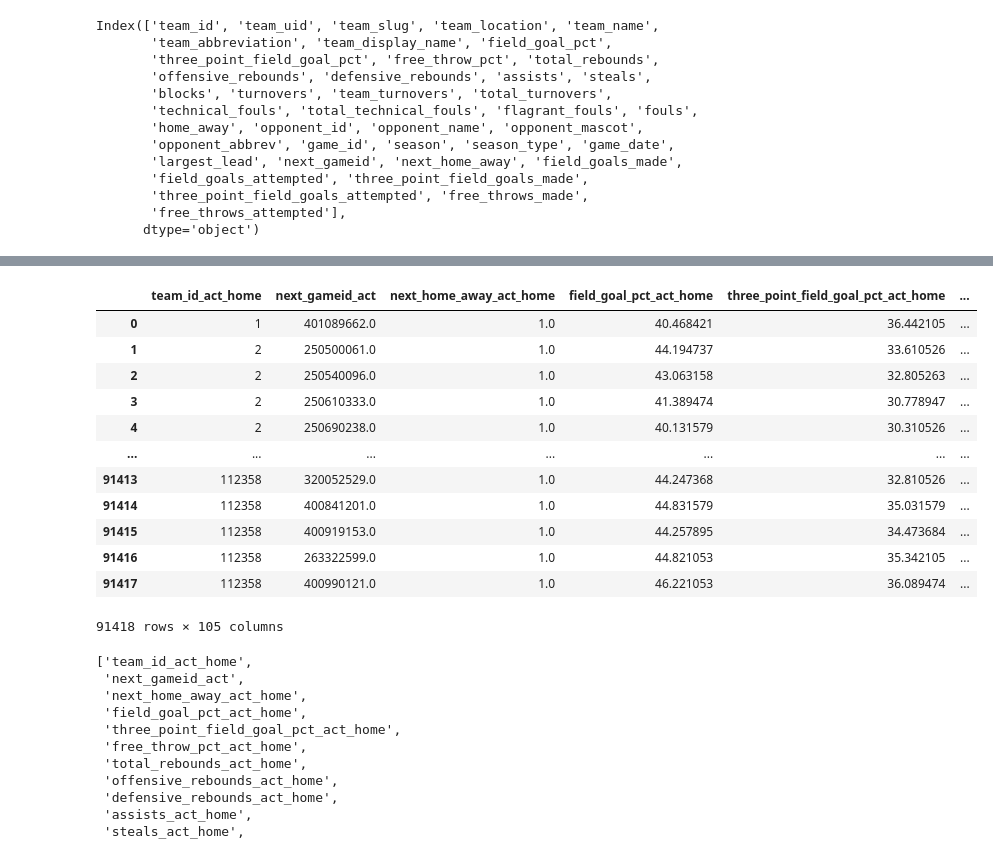
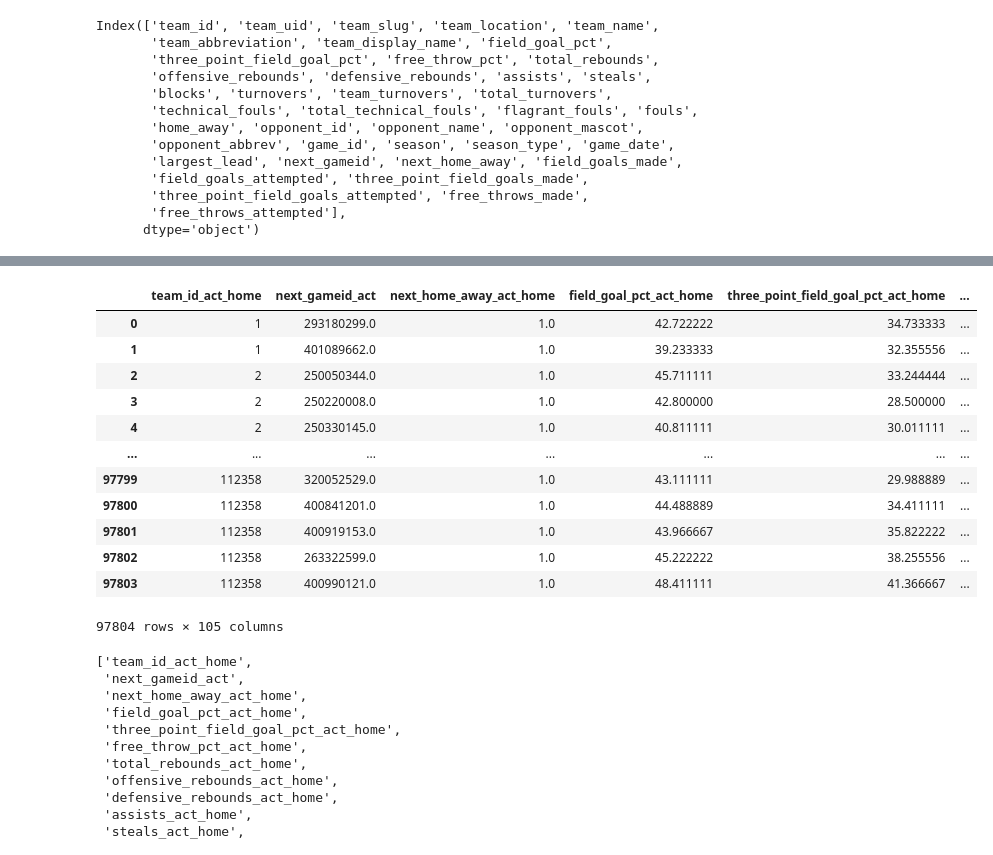
Before and after one commit to MirandaRosalise/CBB-data, a Jupyter notebook: sdv-build.ipynb, the cells around one changed output, grey strips where cells are left out. Saved outputs shown, nothing was run; the diff lists cells and outputs as text; code cells hidden in the pictures.

```diff
--- a/sdv-build.ipynb
+++ b/sdv-build.ipynb
@@ -162,46 +162,46 @@ ind_list = [
     'team_name_act',
     'team_abbreviation_act',
     'team_display_name_act',
     'opponent_name_act',
     'opponent_mascot_act',
     'opponent_abbrev_act',
     'season_act',
     'season_type_act',
     'team_uid_opp',
     'team_slug_opp',
     'team_location_opp',
     'team_name_opp',
     'team_abbreviation_opp',
     'team_display_name_opp',
     'opponent_id_opp',
     'opponent_name_opp',
     'opponent_mascot_opp',
     'opponent_abbrev_opp',
     'season_opp',
     'season_type_opp',
     'game_date_opp',
     'next_gameid_opp',
     'next_home_away_opp',
 ]
 
-upcoming = matchups.set_index(ind_list[0:2]).drop(ind_list[2:], axis=1).groupby('team_id_act').rolling(19, min_periods=19, closed='left').mean().dropna().reset_index(drop=False)
+upcoming = matchups.set_index(ind_list[0:2]).drop(ind_list[2:], axis=1).groupby('team_id_act').rolling(9, min_periods=9, closed='left').mean().dropna().reset_index(drop=False)
 upcoming = pd.merge(upcoming[upcoming.next_home_away_act==1], upcoming[upcoming.next_home_away_act==0], how='inner', on='next_gameid_act', suffixes=['_home', '_away'])
 
 upcoming
 # %% [output]
 |  | team_id_act_home | next_gameid_act | next_home_away_act_home | field_goal_pct_act_home | three_point_field_goal_pct_act_home | ... |
-| 0 | 1 | 401089662.0 | 1.0 | 40.468421 | 36.442105 | ... |
-| 1 | 2 | 250500061.0 | 1.0 | 44.194737 | 33.610526 | ... |
-| 2 | 2 | 250540096.0 | 1.0 | 43.063158 | 32.805263 | ... |
-| 3 | 2 | 250610333.0 | 1.0 | 41.389474 | 30.778947 | ... |
-| 4 | 2 | 250690238.0 | 1.0 | 40.131579 | 30.310526 | ... |
+| 0 | 1 | 293180299.0 | 1.0 | 42.722222 | 34.733333 | ... |
+| 1 | 1 | 401089662.0 | 1.0 | 39.233333 | 32.355556 | ... |
+| 2 | 2 | 250050344.0 | 1.0 | 45.711111 | 33.244444 | ... |
+| 3 | 2 | 250220008.0 | 1.0 | 42.800000 | 28.500000 | ... |
+| 4 | 2 | 250330145.0 | 1.0 | 40.811111 | 30.011111 | ... |
 | ... | ... | ... | ... | ... | ... | ... |
-| 91413 | 112358 | 320052529.0 | 1.0 | 44.247368 | 32.810526 | ... |
-| 91414 | 112358 | 400841201.0 | 1.0 | 44.831579 | 35.031579 | ... |
-| 91415 | 112358 | 400919153.0 | 1.0 | 44.257895 | 34.473684 | ... |
-| 91416 | 112358 | 263322599.0 | 1.0 | 44.821053 | 35.342105 | ... |
-| 91417 | 112358 | 400990121.0 | 1.0 | 46.221053 | 36.089474 | ... |
+| 97799 | 112358 | 320052529.0 | 1.0 | 43.111111 | 29.988889 | ... |
+| 97800 | 112358 | 400841201.0 | 1.0 | 44.488889 | 34.411111 | ... |
+| 97801 | 112358 | 400919153.0 | 1.0 | 43.966667 | 35.822222 | ... |
+| 97802 | 112358 | 263322599.0 | 1.0 | 45.222222 | 38.255556 | ... |
+| 97803 | 112358 | 400990121.0 | 1.0 | 48.411111 | 41.366667 | ... |
-91418 rows × 105 columns
+97804 rows × 105 columns
 # %%
 upcoming.columns.to_list()
 # %% [output]
```
Also changed, not shown: parts of 16 cells of this notebook, 1 other file.
